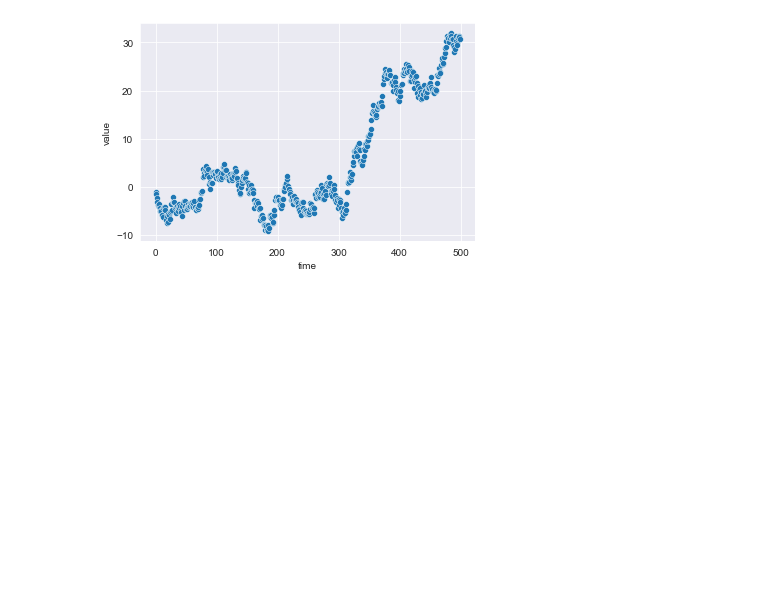
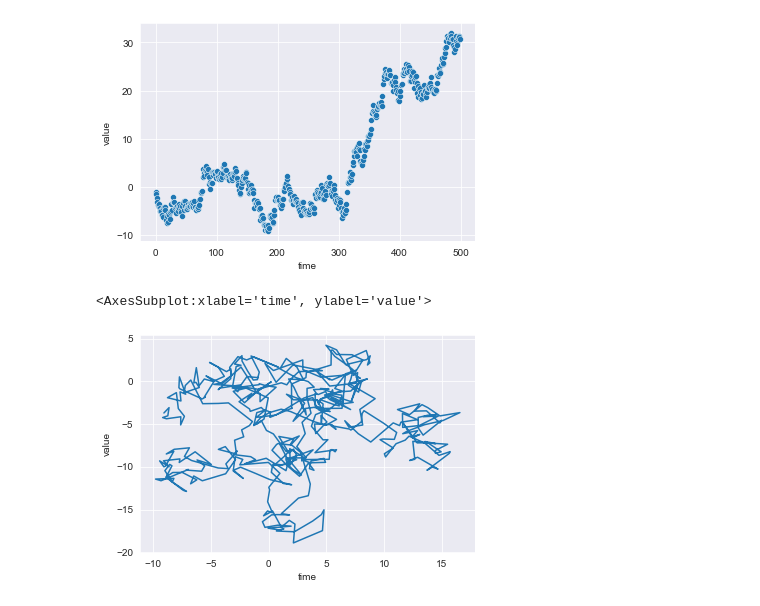
Before and after one commit to dehsheikh/Data_Science, a Jupyter notebook: Data_Visualization/Seaborn.ipynb, the cells around one changed output. Drawn from its saved outputs; the diff is of its cells as text; code cells hidden in the pictures; blank space fills up the shorter version.

```diff
--- a/Data_Visualization/Seaborn.ipynb
+++ b/Data_Visualization/Seaborn.ipynb
@@ -120,3 +120,14 @@ sns.scatterplot(data = df,
 # %% [output]
 <AxesSubplot:xlabel='time', ylabel='value'>
 [figure]
+# %%
+df = pd.DataFrame(randn(500, 2).cumsum(axis = 0),
+                  columns = ["time", "value"])
+# %%
+sns.lineplot(data = df,
+             x = "time",
+             y = "value",
+             sort = False)
+# %% [output]
+<AxesSubplot:xlabel='time', ylabel='value'>
+[figure, added]
```
Also changed, not shown: parts of 1 cell of this notebook.
